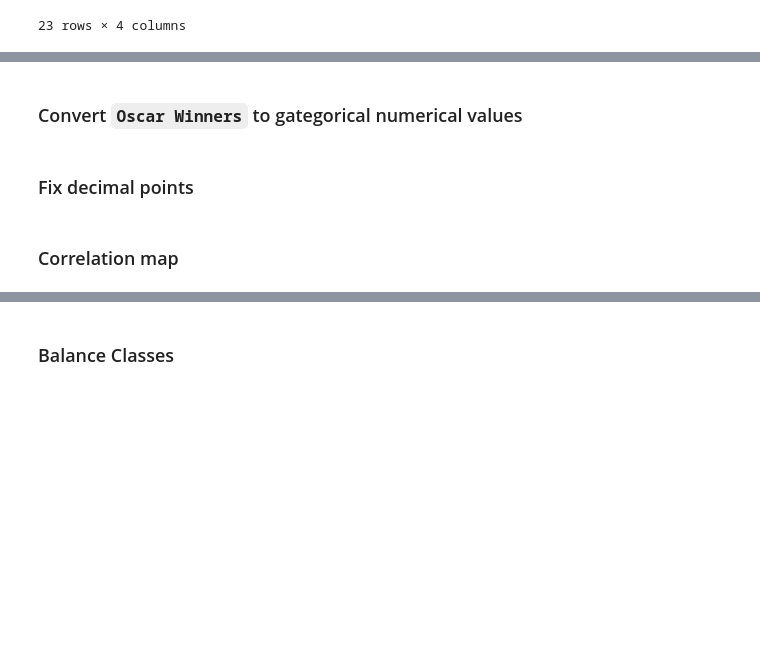
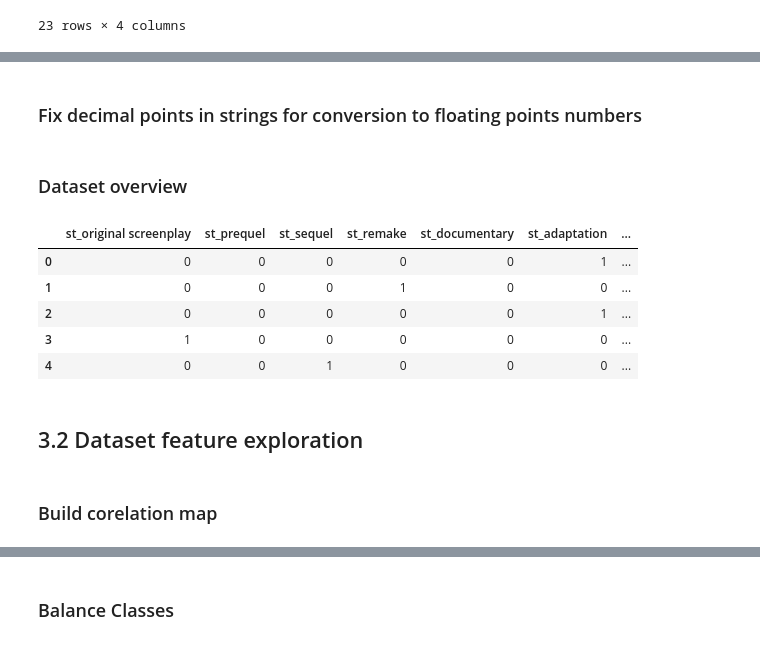
Before and after one commit to AAleksandros/HUA-DIT-Data-mining-project, a Jupyter notebook: data_mining.ipynb, the cells around one changed output, grey strips where cells are left out. Saved outputs shown, nothing was run; the diff lists cells and outputs as text; code cells hidden in the pictures; blank space fills up the shorter version.

```diff
--- a/data_mining.ipynb
+++ b/data_mining.ipynb
@@ -261,2 +257,0 @@ df = df.drop(['Genre'], axis=1)
-# %% [markdown]
-### Convert `Oscar Winners` to gategorical numerical values
@@ -265,10 +258,23 @@ df['Oscar Winners'] = df["Oscar Winners"].notnull().astype("int")
 # %% [markdown]
-### Fix decimal points
+### Fix decimal points in strings for conversion to floating points numbers
 # %%
 df = df.replace(',','', regex=True)
 # df = df.astype('float32')
+# %% [markdown]
+### Dataset overview
+# %%
+df.head()
+# %% [output]
+|  | st_original screenplay | st_prequel | st_sequel | st_remake | st_documentary | st_adaptation | ... |
+| 0 | 0 | 0 | 0 | 0 | 0 | 1 | ... |
+| 1 | 0 | 0 | 0 | 1 | 0 | 0 | ... |
+| 2 | 0 | 0 | 0 | 0 | 0 | 1 | ... |
+| 3 | 1 | 0 | 0 | 0 | 0 | 0 | ... |
+| 4 | 0 | 0 | 1 | 0 | 0 | 0 | ... |
+# %% [markdown]
+## 3.2 Dataset feature exploration
 # %% [markdown]
-### Correlation map
+### Build corelation map
 # %%
 # Reset background style
 sns.set_style('whitegrid')
```
Also changed, not shown: parts of 67 cells of this notebook.
